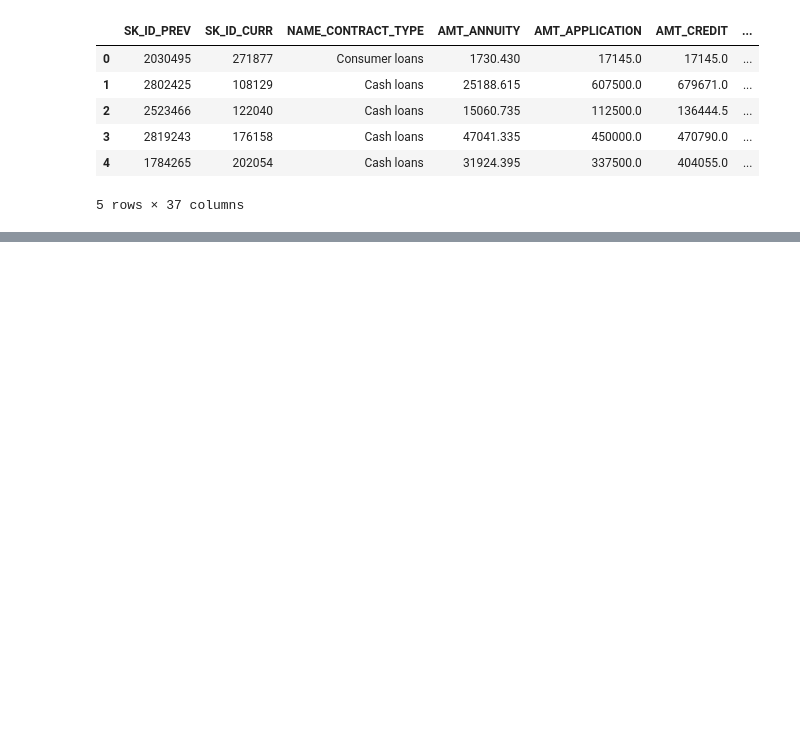
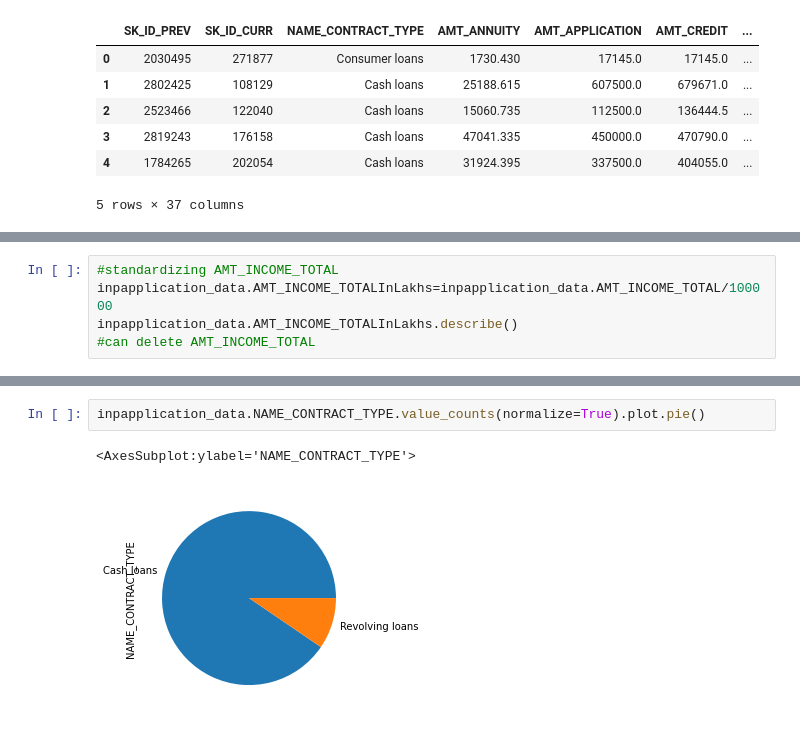
Before and after one commit to Achin-C/CaseStudyEDA, a Jupyter notebook: EDACasetudy-Copy1.ipynb, the cells around one changed output, grey strips where cells are left out. Saved outputs shown, nothing was run; the diff lists cells and outputs as text; blank space fills up the shorter version.

```diff
--- a/EDACasetudy-Copy1.ipynb
+++ b/EDACasetudy-Copy1.ipynb
@@ -45,0 +260,5 @@ inpcolumns_description
+# %%
+#standardizing AMT_INCOME_TOTAL
+inpapplication_data.AMT_INCOME_TOTALInLakhs=inpapplication_data.AMT_INCOME_TOTAL/100000
+inpapplication_data.AMT_INCOME_TOTALInLakhs.describe()
+#can delete AMT_INCOME_TOTAL
@@ -45,0 +375,5 @@ inpcolumns_description
+# %%
+inpapplication_data.NAME_CONTRACT_TYPE.value_counts(normalize=True).plot.pie()
+# %% [output]
+<AxesSubplot:ylabel='NAME_CONTRACT_TYPE'>
+[figure, added]
```
Also changed, not shown: parts of 36 cells of this notebook.
